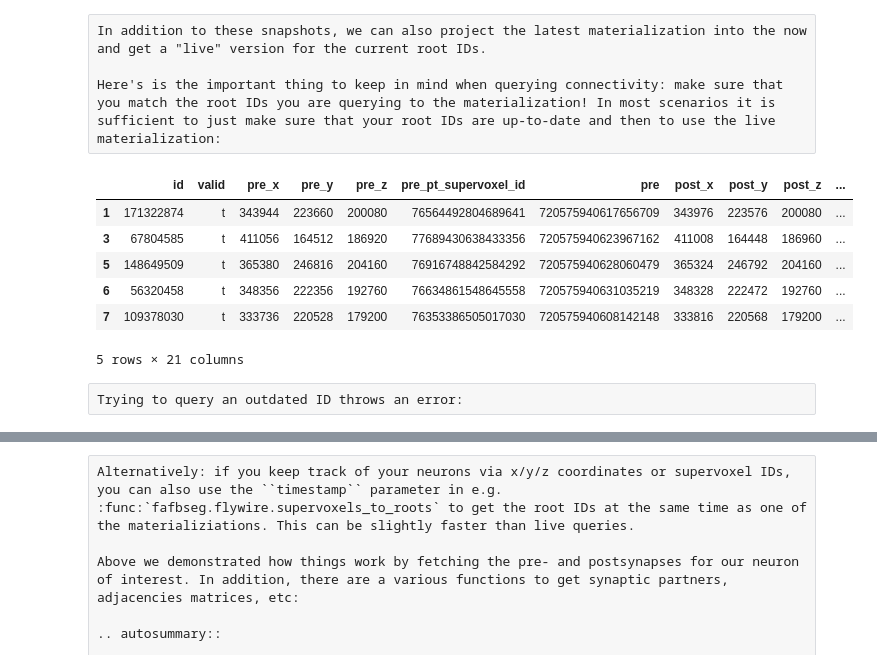
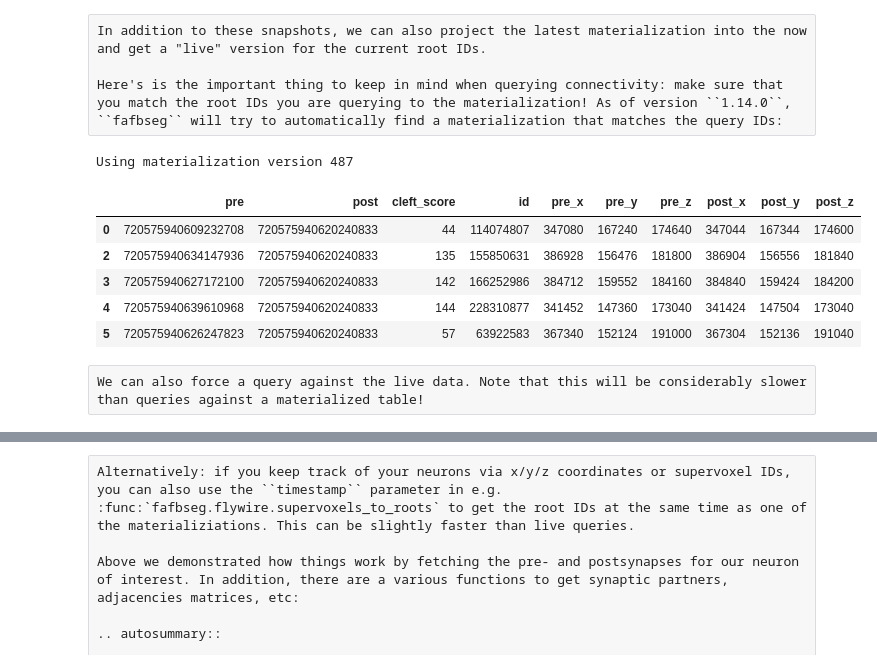
Before and after one commit to navis-org/fafbseg-py, a Jupyter notebook: docs/source/tutorials/flywire_connectivity.ipynb, the cells around one changed output, grey strips where cells are left out. Saved outputs shown, nothing was run; the diff lists cells and outputs as text; code cells hidden in the pictures.

```diff
--- a/docs/source/tutorials/flywire_connectivity.ipynb
+++ b/docs/source/tutorials/flywire_connectivity.ipynb
@@ -31,18 +36,20 @@ flywire.get_materialization_versions()
 # %% [raw]
 In addition to these snapshots, we can also project the latest materialization into the now and get a "live" version for the current root IDs.
 
-Here's is the important thing to keep in mind when querying connectivity: make sure that you match the root IDs you are querying to the materialization! In most scenarios it is sufficient to just make sure that your root IDs are up-to-date and then to use the live materialization:
+Here's is the important thing to keep in mind when querying connectivity: make sure that you match the root IDs you are querying to the materialization! As of version ``1.14.0``, ``fafbseg`` will try to automatically find a materialization that matches the query IDs:
 # %%
-# Fetch "live" (default) synapses for an up-to-date root ID
-syn = flywire.fetch_synapses(720575940624886617, live_query=True)
+# Fetch synapses for an up-to-date root ID
+syn = flywire.fetch_synapses(720575940620240833,
+                             mat='auto'  # note this is the default value
+                            )
 syn.head()
 # %% [output]
+Using materialization version 487
-|  | id | valid | pre_x | pre_y | pre_z | pre_pt_supervoxel_id | pre | post_x | post_y | post_z | ... |
-| 1 | 171322874 | t | 343944 | 223660 | 200080 | 76564492804689641 | 720575940617656709 | 343976 | 223576 | 200080 | ... |
-| 3 | 67804585 | t | 411056 | 164512 | 186920 | 77689430638433356 | 720575940623967162 | 411008 | 164448 | 186960 | ... |
-| 5 | 148649509 | t | 365380 | 246816 | 204160 | 76916748842584292 | 720575940628060479 | 365324 | 246792 | 204160 | ... |
-| 6 | 56320458 | t | 348356 | 222356 | 192760 | 76634861548645558 | 720575940631035219 | 348328 | 222472 | 192760 | ... |
-| 7 | 109378030 | t | 333736 | 220528 | 179200 | 76353386505017030 | 720575940608142148 | 333816 | 220568 | 179200 | ... |
+|  | pre | post | cleft_score | id | pre_x | pre_y | pre_z | post_x | post_y | post_z |
+| 0 | 720575940609232708 | 720575940620240833 | 44 | 114074807 | 347080 | 167240 | 174640 | 347044 | 167344 | 174600 |
+| 2 | 720575940634147936 | 720575940620240833 | 135 | 155850631 | 386928 | 156476 | 181800 | 386904 | 156556 | 181840 |
+| 3 | 720575940627172100 | 720575940620240833 | 142 | 166252986 | 384712 | 159552 | 184160 | 384840 | 159424 | 184200 |
+| 4 | 720575940639610968 | 720575940620240833 | 144 | 228310877 | 341452 | 147360 | 173040 | 341424 | 147504 | 173040 |
+| 5 | 720575940626247823 | 720575940620240833 | 57 | 63922583 | 367340 | 152124 | 191000 | 367304 | 152136 | 191040 |
-5 rows × 21 columns
-# %% [raw]
-Trying to query an outdated ID throws an error:
+# %% [raw]
+We can also force a query against the live data. Note that this will be considerably slower than queries against a materialized table!
```
Also changed, not shown: parts of 21 cells of this notebook, 1 other file.
